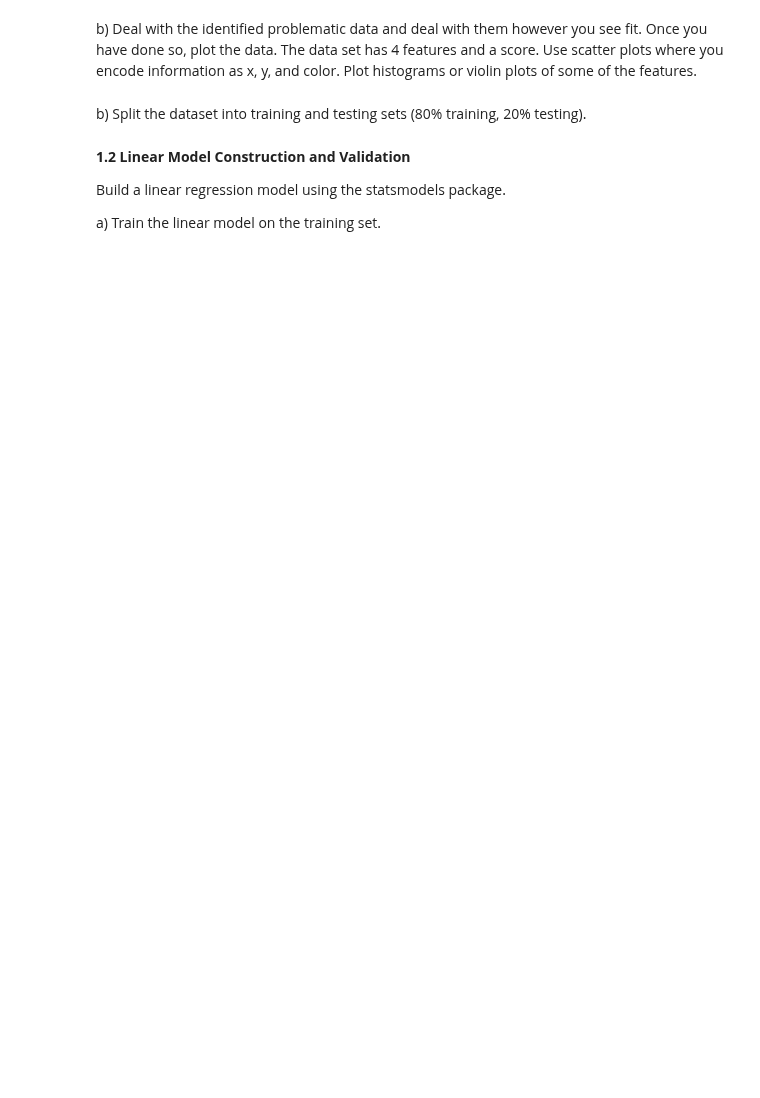
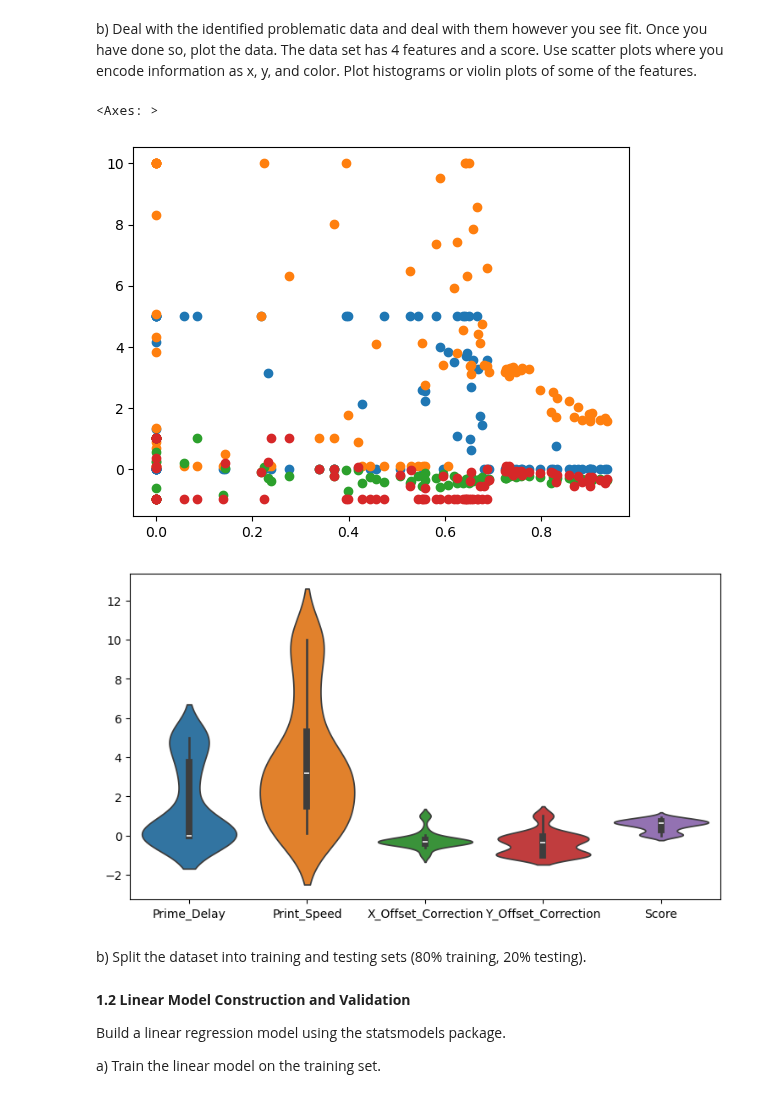
Before and after one commit to sp8rks/MaterialsInformatics, a Jupyter notebook: HW/HW1/HW1 Q1.ipynb, the cells around one changed output. Drawn from its saved outputs; the diff is of its cells as text; code cells hidden in the pictures; blank space fills up the shorter version.

```diff
--- a/HW/HW1/HW1 Q1.ipynb
+++ b/HW/HW1/HW1 Q1.ipynb
@@ -11,0 +10,9 @@ I suggest using both descriptive statistics as well as some plotting to visualiz
+# %%
+#your code goes here
+import pandas as pd
+import numpy as np
+import matplotlib.pyplot as plt
+
+
+df = pd.read_csv('AutoAM_dataset.csv')
+df
@@ -20,2 +37,33 @@ b) Deal with the identified problematic data and deal with them however you see
+# %%
+#your data cleaning code goes here
+df.dropna(inplace=True)
+#plot each variable vs prime delay to check for outliers/visualize the data
+# get rid of the score outliers
+df = df[df['Score'] < 10000]
+df = df[df['Score'] >= 0]
+
+# get rid of any duplicate data in the entries
+df.drop_duplicates(inplace=True)
+
+#rename the columns to get rid of the space
+df.rename(columns={'Prime Delay':'Prime_Delay'}, inplace=True)
+df.rename(columns={'Print Speed':'Print_Speed'}, inplace=True)
+df.rename(columns={'X Offset Correction':'X_Offset_Correction'}, inplace=True)
+df.rename(columns={'Y Offset Correction':'Y_Offset_Correction'}, inplace=True)
+# %%
+#your plotting code goes here
+from seaborn import violinplot
+fig1 = plt.figure('Figure 1')
+plt.scatter(df['Score'], df['Prime_Delay'])
+plt.scatter(df['Score'], df['Print_Speed'])
+plt.scatter(df['Score'], df['X_Offset_Correction'])
+plt.scatter(df['Score'], df['Y_Offset_Correction'])
+fig2 = plt.figure('Figure 2', figsize=(9,5))
+
+violinplot(data=df)
+# %% [output]
+<Axes: >
+[figure, added]
+[figure, added]
 # %% [markdown]
 b) Split the dataset into training and testing sets (80% training, 20% testing).
```
Also changed, not shown: parts of 9 cells of this notebook, 6 other files.
